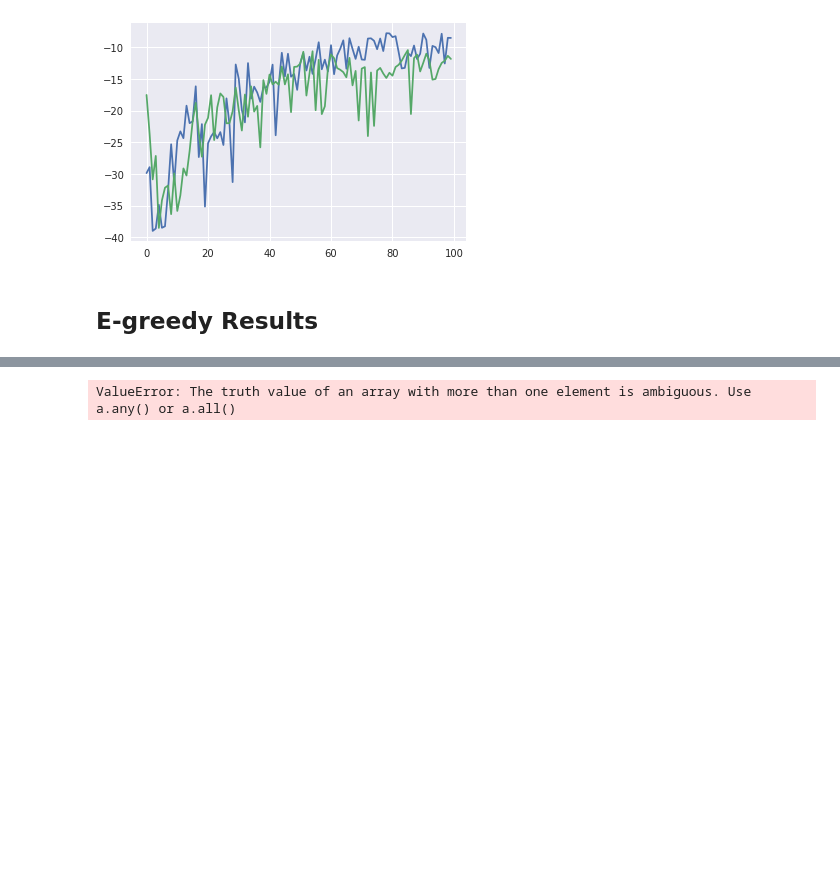
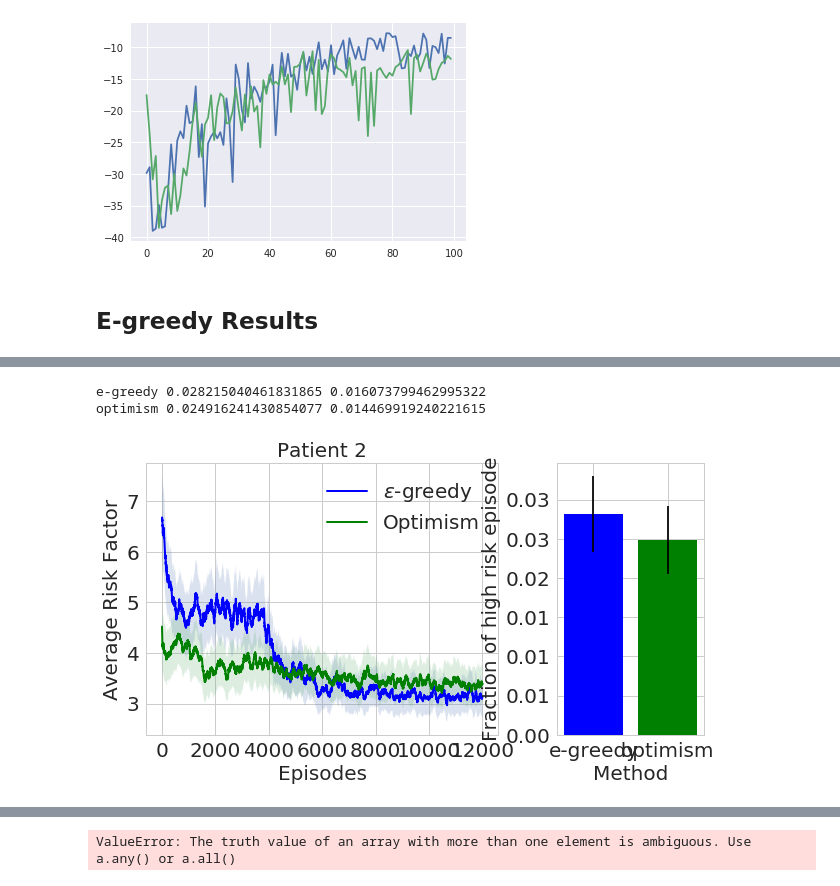
Before and after one commit to Rkeramati/cvar, a Jupyter notebook: glucose/results/load.ipynb, the cells around one changed output, grey strips where cells are left out. Drawn from its saved outputs; the diff is of its cells as text; code cells hidden in the pictures; blank space fills up the shorter version.

```diff
--- a/glucose/results/load.ipynb
+++ b/glucose/results/load.ipynb
@@ -895,2 +937,7 @@ custom_plot(data, pat, [-30, -10])
+# %%
+def mv(a, n=3) :
+    ret = np.cumsum(a, dtype=float)
+    ret[n:] = ret[n:] - ret[:-n]
+    return ret[n - 1:] / n
 # %%
 def process_egreedy_risk(patient):
@@ -932,0 +1034,13 @@ egreedy_plot_risk(mean, std, eps, 8)
+# %%
+High =35
+pat = 2
+mean, std, eps, risk, risk_std = process_egreedy_risk(pat)
+mean1, std1, eps1, risk1, risk_std1 = process_opt_risk(pat, 5)
+data = [(mean, std, eps, risk, risk_std, 0), (mean1, std1, eps1, risk1, risk_std1, 4)]
+custom_plot_risk(data, pat)
+print('e-greedy', risk/mean.shape[0], risk_std/mean.shape[0])
+print('optimism', risk1/mean.shape[0], risk_std1/mean.shape[0])
+# %% [output]
+e-greedy 0.028215040461831865 0.016073799462995322
+optimism 0.024916241430854077 0.014469919240221615
+[figure, added]
```
Also changed, not shown: parts of 21 cells of this notebook, 3 other files.
